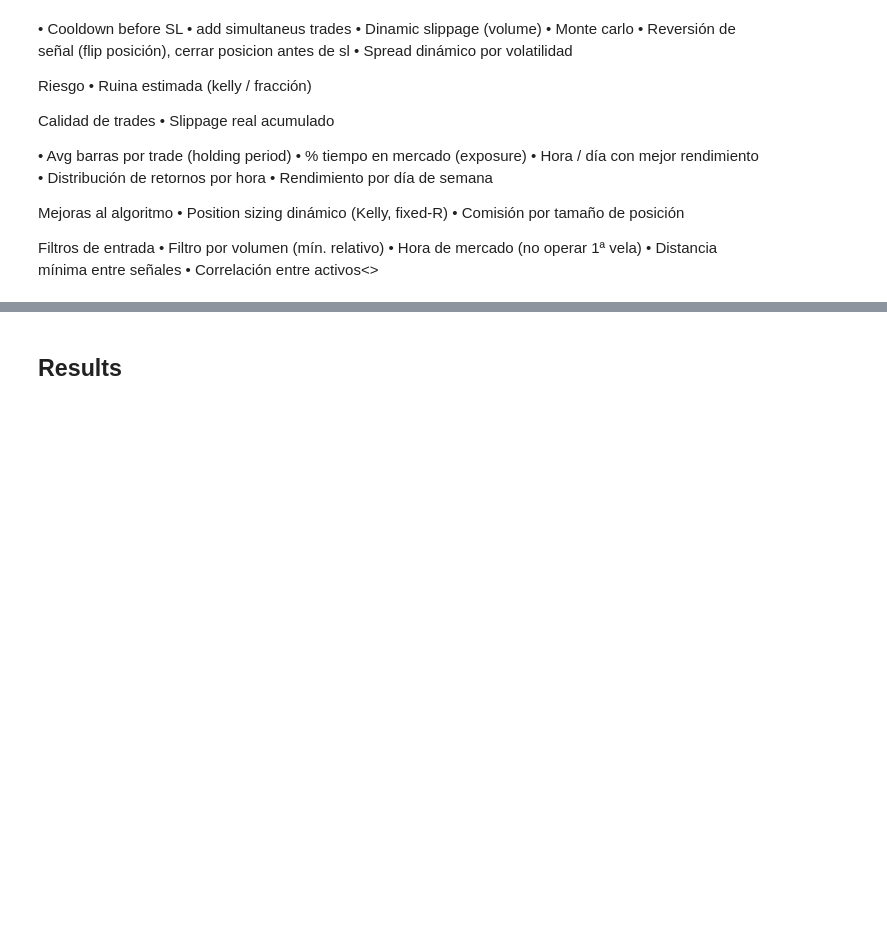
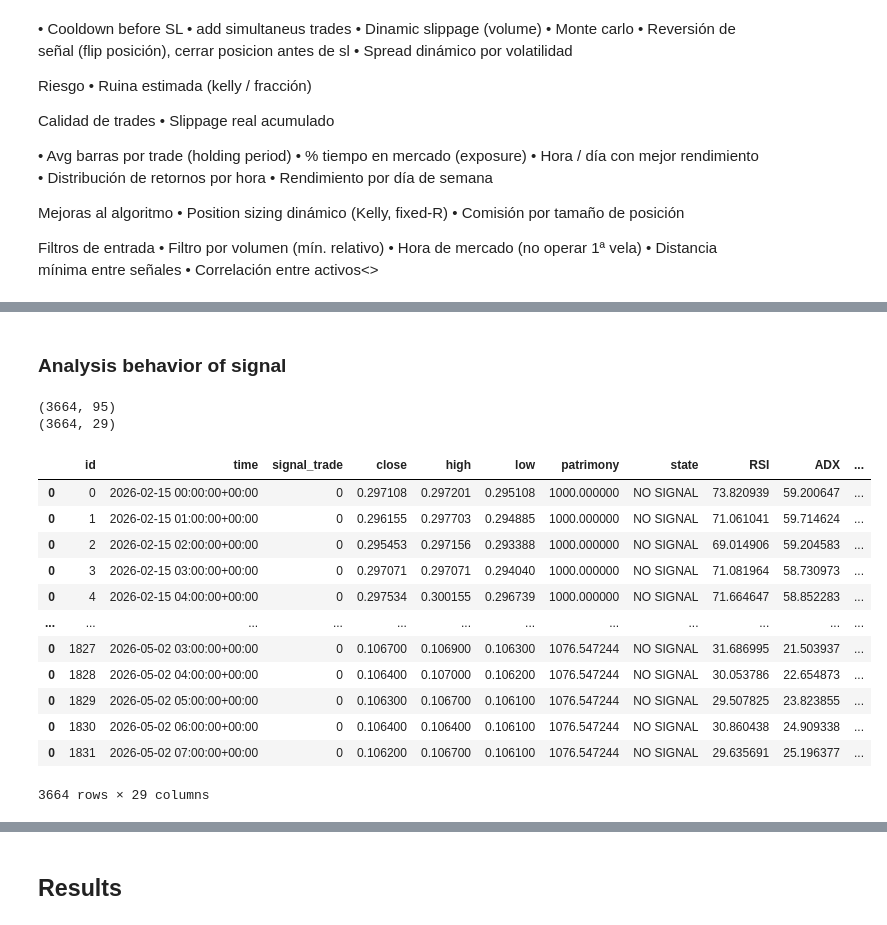
Before and after one commit to josebrx99/python, a Jupyter notebook: trading/backtest.ipynb, the cells around one changed output, grey strips where cells are left out. Saved outputs shown, nothing was run; the diff lists cells and outputs as text; code cells hidden in the pictures; blank space fills up the shorter version.

```diff
--- a/trading/backtest.ipynb
+++ b/trading/backtest.ipynb
@@ -2179,3 +2106,6 @@ res
+# %%
+cols_strsig = [x for x in cols_strsig if x in res[res["%"] > 0.001]["signal"].tolist() and x not in ["str_adx_rsi"]] # Dan error
+len(cols_strsig)
 # %% [markdown]
 • Cooldown before SL
 • add simultaneus trades
@@ -2789,0 +2793,28 @@ resume = pd.concat(resume).sort_values("capital", ascending = False)
+# %%
+results = Parallel(n_jobs=-1, backend="loky")(
+    delayed(run_signal)(symb) for symb in symbs[:50]
+)
+
+resume = []
+state_all = []
+df_all = []
+
+for res, state, _df in results:
+    resume.append(res)
+    state_all.append(state)
+    df_all.append(_df)
+
+resume = pd.concat(resume).sort_values("capital", ascending = False)
+resume
+# %%
+resume = []
+state_all =[]
+df_all = []
+for i, symb in enumerate(symbs[:2]):
+    print(i, symb)
+    _res, _state, _df = run_signal(symb)
+    resume.append(_res)
+    state_all.append(_state)
+    df_all.append(_df)
+resume = pd.concat(resume).sort_values("capital", ascending = False)
+resume
@@ -2789,0 +2877,30 @@ resume = pd.concat(resume).sort_values("capital", ascending = False)
+# %% [markdown]
+### Analysis behavior of signal
+# %%
+for i, j in enumerate(symbs):
+    df_all[i]["symbol"] = j
+df_all = pd.concat(df_all)
+print(df_all.shape)
+df_all
+
+for i, j in enumerate(symbs):
+    state_all[i]["symbol"] = j
+df_symbols = pd.concat(state_all)
+print(df_symbols.shape)
+df_symbols
+# %% [output]
+(3664, 95)
+(3664, 29)
+|  | id | time | signal_trade | close | high | low | patrimony | state | RSI | ADX | ... |
+| 0 | 0 | 2026-02-15 00:00:00+00:00 | 0 | 0.297108 | 0.297201 | 0.295108 | 1000.000000 | NO SIGNAL | 73.820939 | 59.200647 | ... |
+| 0 | 1 | 2026-02-15 01:00:00+00:00 | 0 | 0.296155 | 0.297703 | 0.294885 | 1000.000000 | NO SIGNAL | 71.061041 | 59.714624 | ... |
+| 0 | 2 | 2026-02-15 02:00:00+00:00 | 0 | 0.295453 | 0.297156 | 0.293388 | 1000.000000 | NO SIGNAL | 69.014906 | 59.204583 | ... |
+| 0 | 3 | 2026-02-15 03:00:00+00:00 | 0 | 0.297071 | 0.297071 | 0.294040 | 1000.000000 | NO SIGNAL | 71.081964 | 58.730973 | ... |
+| 0 | 4 | 2026-02-15 04:00:00+00:00 | 0 | 0.297534 | 0.300155 | 0.296739 | 1000.000000 | NO SIGNAL | 71.664647 | 58.852283 | ... |
+| ... | ... | ... | ... | ... | ... | ... | ... | ... | ... | ... | ... |
+| 0 | 1827 | 2026-05-02 03:00:00+00:00 | 0 | 0.106700 | 0.106900 | 0.106300 | 1076.547244 | NO SIGNAL | 31.686995 | 21.503937 | ... |
+| 0 | 1828 | 2026-05-02 04:00:00+00:00 | 0 | 0.106400 | 0.107000 | 0.106200 | 1076.547244 | NO SIGNAL | 30.053786 | 22.654873 | ... |
+| 0 | 1829 | 2026-05-02 05:00:00+00:00 | 0 | 0.106300 | 0.106700 | 0.106100 | 1076.547244 | NO SIGNAL | 29.507825 | 23.823855 | ... |
+| 0 | 1830 | 2026-05-02 06:00:00+00:00 | 0 | 0.106400 | 0.106400 | 0.106100 | 1076.547244 | NO SIGNAL | 30.860438 | 24.909338 | ... |
+| 0 | 1831 | 2026-05-02 07:00:00+00:00 | 0 | 0.106200 | 0.106700 | 0.106100 | 1076.547244 | NO SIGNAL | 29.635691 | 25.196377 | ... |
+3664 rows × 29 columns
```
Also changed, not shown: parts of 84 cells of this notebook, 9 other files.
